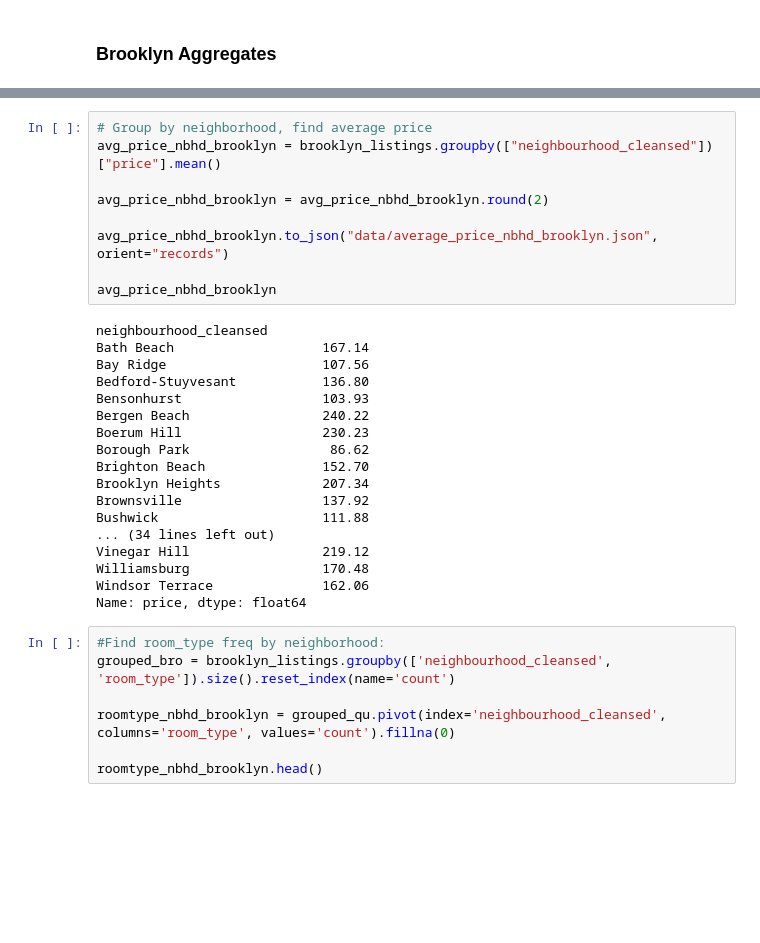
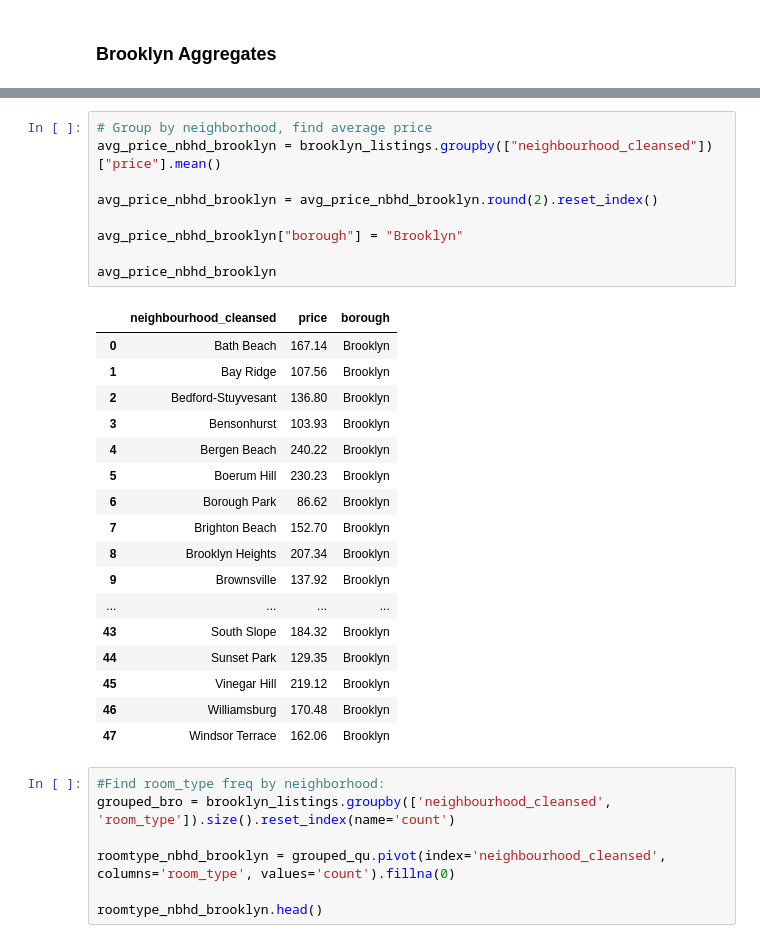
Before and after one commit to munozjon/NYC-Airbnb-Listings, a Jupyter notebook: static/data_extraction.ipynb, the cells around one changed output, grey strips where cells are left out. Cells and saved outputs as stored; diff of their text form; blank space fills up the shorter version.

```diff
--- a/static/data_extraction.ipynb
+++ b/static/data_extraction.ipynb
@@ -349,30 +352,30 @@ brooklyn_listings.head()
 # %%
 # Group by neighborhood, find average price
 avg_price_nbhd_brooklyn = brooklyn_listings.groupby(["neighbourhood_cleansed"])["price"].mean()
 
-avg_price_nbhd_brooklyn = avg_price_nbhd_brooklyn.round(2)
+avg_price_nbhd_brooklyn = avg_price_nbhd_brooklyn.round(2).reset_index()
 
-avg_price_nbhd_brooklyn.to_json("data/average_price_nbhd_brooklyn.json", orient="records")
+avg_price_nbhd_brooklyn["borough"] = "Brooklyn"
 
 avg_price_nbhd_brooklyn
 # %% [output]
-neighbourhood_cleansed
-Bath Beach                   167.14
-Bay Ridge                    107.56
-Bedford-Stuyvesant           136.80
-Bensonhurst                  103.93
-Bergen Beach                 240.22
-Boerum Hill                  230.23
-Borough Park                  86.62
-Brighton Beach               152.70
-Brooklyn Heights             207.34
-Brownsville                  137.92
-Bushwick                     111.88
-... (34 lines left out)
-Vinegar Hill                 219.12
-Williamsburg                 170.48
-Windsor Terrace              162.06
-Name: price, dtype: float64
+|  | neighbourhood_cleansed | price | borough |
+| 0 | Bath Beach | 167.14 | Brooklyn |
+| 1 | Bay Ridge | 107.56 | Brooklyn |
+| 2 | Bedford-Stuyvesant | 136.80 | Brooklyn |
+| 3 | Bensonhurst | 103.93 | Brooklyn |
+| 4 | Bergen Beach | 240.22 | Brooklyn |
+| 5 | Boerum Hill | 230.23 | Brooklyn |
+| 6 | Borough Park | 86.62 | Brooklyn |
+| 7 | Brighton Beach | 152.70 | Brooklyn |
+| 8 | Brooklyn Heights | 207.34 | Brooklyn |
+| 9 | Brownsville | 137.92 | Brooklyn |
+| ... | ... | ... | ... |
+| 43 | South Slope | 184.32 | Brooklyn |
+| 44 | Sunset Park | 129.35 | Brooklyn |
+| 45 | Vinegar Hill | 219.12 | Brooklyn |
+| 46 | Williamsburg | 170.48 | Brooklyn |
+| 47 | Windsor Terrace | 162.06 | Brooklyn |
 # %%
 #Find room_type freq by neighborhood:
 grouped_bro = brooklyn_listings.groupby(['neighbourhood_cleansed', 'room_type']).size().reset_index(name='count')
```
Also changed, not shown: parts of 11 cells of this notebook, 6 other files.
